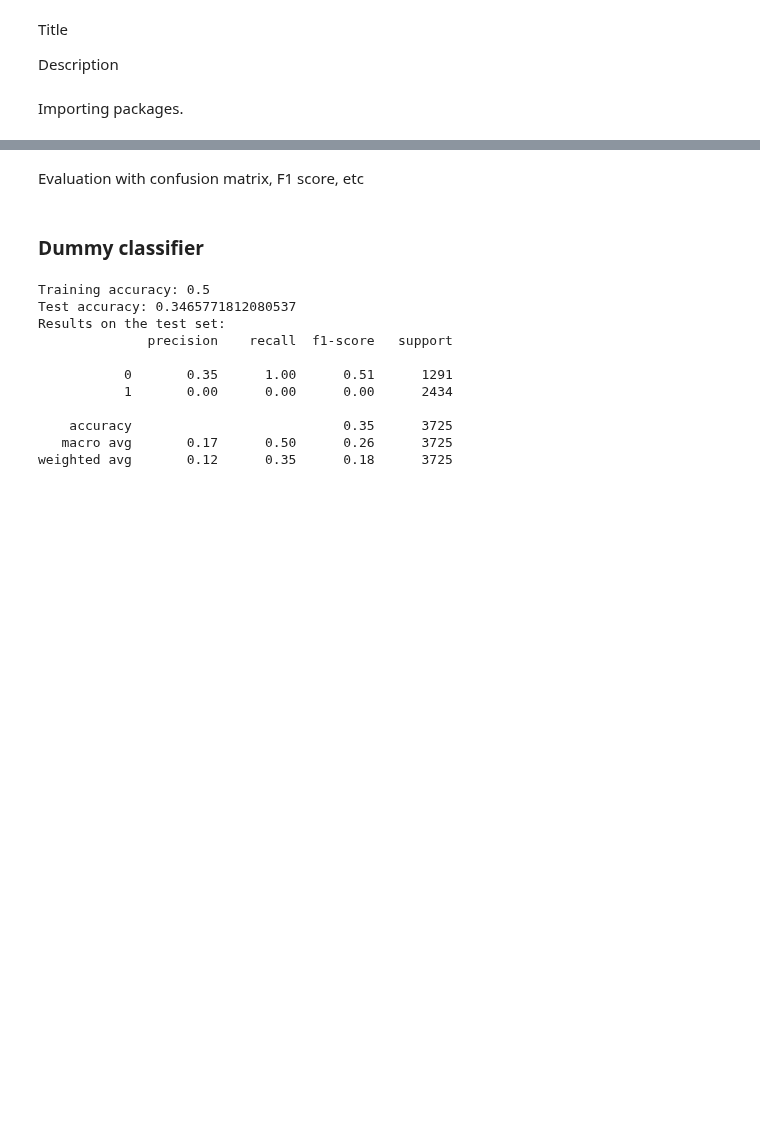
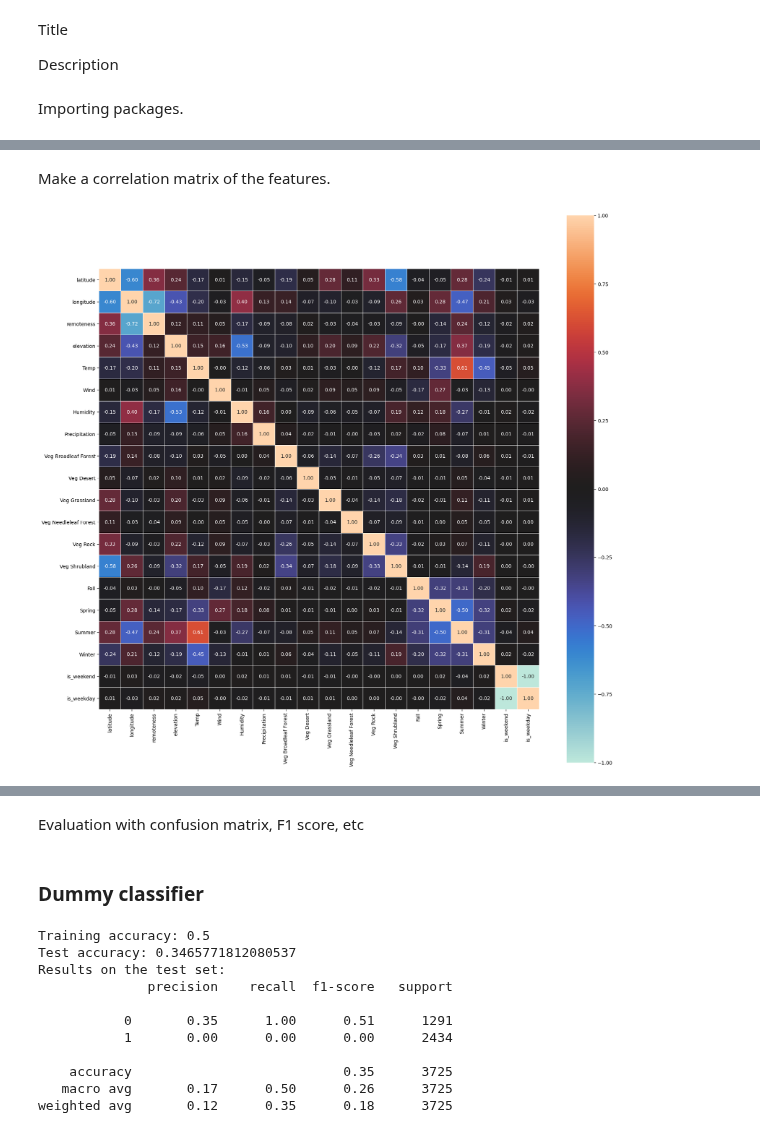
Before and after one commit to DMAgit/Thesis-BSc-Tilburg, a Jupyter notebook: main.ipynb, the cells around one changed output, grey strips where cells are left out. Cells and saved outputs as stored; diff of their text form; code cells hidden in the pictures; blank space fills up the shorter version.

```diff
--- a/main.ipynb
+++ b/main.ipynb
@@ -226,0 +100,15 @@ Training models, each in a cell (?)
+# %% [markdown]
+Make a correlation matrix of the features.
+# %%
+import seaborn as sn
+
+plt.rcParams['figure.figsize'] = [20, 20]
+
+corrMatrix = X_train.corr()
+sn.heatmap(corrMatrix, vmax=1.0,  center=0, fmt='.2f',
+            square=True, linewidths=.5, annot=True)
+plt.savefig(r"figures/corrMatrix.png", transparent=True)
+
+plt.rcParams.update(plt.rcParamsDefault)
+# %% [output]
+[figure, added]
```
Also changed, not shown: parts of 37 cells of this notebook.
